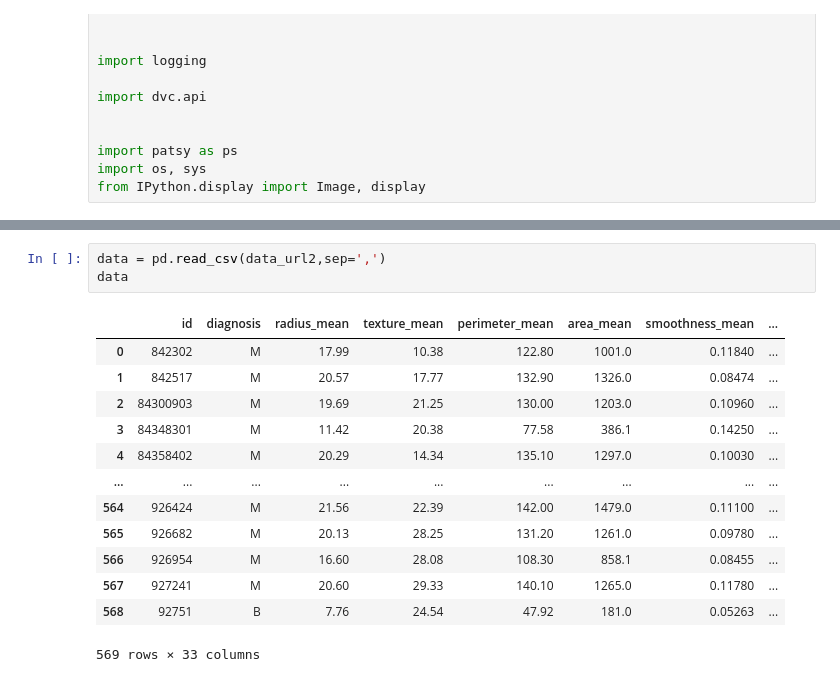
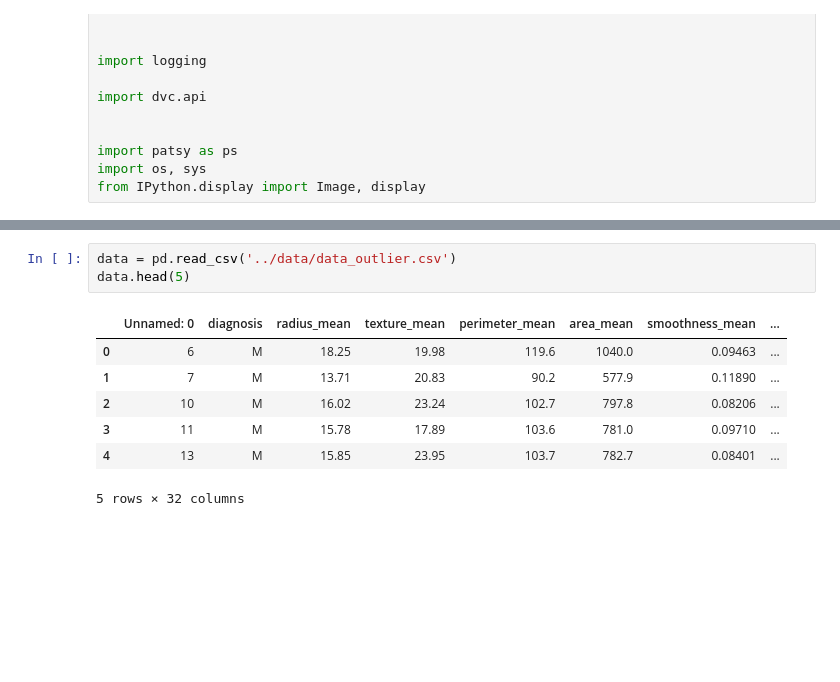
Before and after one commit to joluoch/causalinference, a Jupyter notebook: notebook/causual.ipynb, the cells around one changed output, grey strips where cells are left out. Drawn from its saved outputs; the diff is of its cells as text; blank space fills up the shorter version.

```diff
--- a/notebook/causual.ipynb
+++ b/notebook/causual.ipynb
@@ -37,18 +16,12 @@ logger.info('Loading data from dvc')
 # %%
-data = pd.read_csv(data_url2,sep=',')
-data
+data = pd.read_csv('../data/data_outlier.csv')
+data.head(5)
 # %% [output]
-|  | id | diagnosis | radius_mean | texture_mean | perimeter_mean | area_mean | smoothness_mean | ... |
-| 0 | 842302 | M | 17.99 | 10.38 | 122.80 | 1001.0 | 0.11840 | ... |
-| 1 | 842517 | M | 20.57 | 17.77 | 132.90 | 1326.0 | 0.08474 | ... |
-| 2 | 84300903 | M | 19.69 | 21.25 | 130.00 | 1203.0 | 0.10960 | ... |
-| 3 | 84348301 | M | 11.42 | 20.38 | 77.58 | 386.1 | 0.14250 | ... |
-| 4 | 84358402 | M | 20.29 | 14.34 | 135.10 | 1297.0 | 0.10030 | ... |
-| ... | ... | ... | ... | ... | ... | ... | ... | ... |
-| 564 | 926424 | M | 21.56 | 22.39 | 142.00 | 1479.0 | 0.11100 | ... |
-| 565 | 926682 | M | 20.13 | 28.25 | 131.20 | 1261.0 | 0.09780 | ... |
-| 566 | 926954 | M | 16.60 | 28.08 | 108.30 | 858.1 | 0.08455 | ... |
-| 567 | 927241 | M | 20.60 | 29.33 | 140.10 | 1265.0 | 0.11780 | ... |
-| 568 | 92751 | B | 7.76 | 24.54 | 47.92 | 181.0 | 0.05263 | ... |
+|  | Unnamed: 0 | diagnosis | radius_mean | texture_mean | perimeter_mean | area_mean | smoothness_mean | ... |
+| 0 | 6 | M | 18.25 | 19.98 | 119.6 | 1040.0 | 0.09463 | ... |
+| 1 | 7 | M | 13.71 | 20.83 | 90.2 | 577.9 | 0.11890 | ... |
+| 2 | 10 | M | 16.02 | 23.24 | 102.7 | 797.8 | 0.08206 | ... |
+| 3 | 11 | M | 15.78 | 17.89 | 103.6 | 781.0 | 0.09710 | ... |
+| 4 | 13 | M | 15.85 | 23.95 | 103.7 | 782.7 | 0.08401 | ... |
-569 rows × 33 columns
+5 rows × 32 columns
 # %%
```
Also changed, not shown: parts of 15 cells of this notebook, 6 other files.
